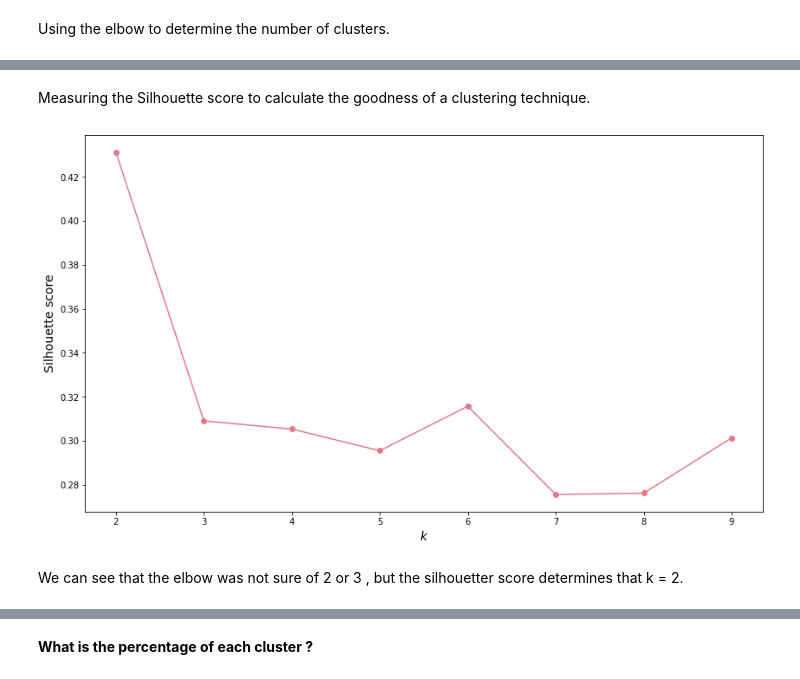
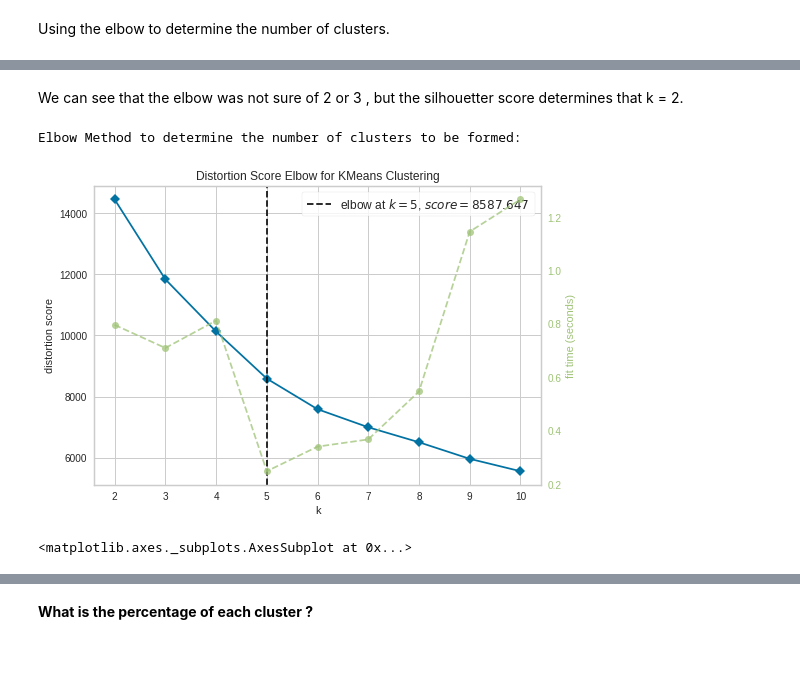
Before and after one commit to KittuPatel/CustomerPersonalityAnalysis, a Jupyter notebook: CustomerPersonalityAnalysis.ipynb, the cells around one changed output, grey strips where cells are left out. Cells and saved outputs as stored; diff of their text form; code cells hidden in the pictures.

```diff
--- a/CustomerPersonalityAnalysis.ipynb
+++ b/CustomerPersonalityAnalysis.ipynb
@@ -480,15 +378,2 @@ plt.show()
-# %% [markdown]
-Measuring the Silhouette score to calculate the goodness of a clustering technique.
-# %%
-plt.figure(figsize = (14,8) )
-from sklearn.metrics import silhouette_score
-silhouette_scores = [silhouette_score(cpa_pca, model.labels_)
-                     for model in kmeans_per_k[1:]]
-plt.plot(range(2, 10), silhouette_scores, "bo-" ,color=colors[0])
-plt.xlabel("$k$", fontsize=14)
-plt.ylabel("Silhouette score", fontsize=14)
-plt.show()
-# %% [output]
-[figure, removed]
 # %% [markdown]
 We can see that the elbow was not sure of 2 or 3 , but the silhouetter score determines that k = 2.
@@ -497,0 +380,12 @@ cpa["Personality"]= clusters.labels_
+# %%
+from yellowbrick.cluster import KElbowVisualizer
+from sklearn.cluster import KMeans
+
+print('Elbow Method to determine the number of clusters to be formed:')
+Elbow_M = KElbowVisualizer(KMeans(), k=10)
+Elbow_M.fit(cpa_pca)
+Elbow_M.show()
+# %% [output]
+Elbow Method to determine the number of clusters to be formed:
+[figure, added]
+<matplotlib.axes._subplots.AxesSubplot at 0x...>
```
Also changed, not shown: parts of 32 cells of this notebook.
